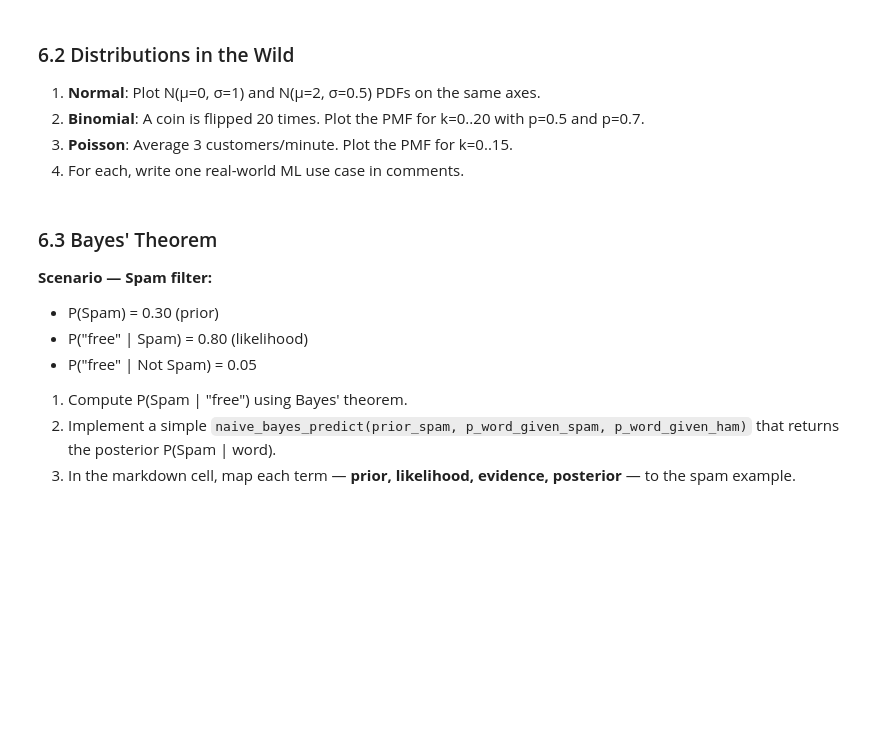
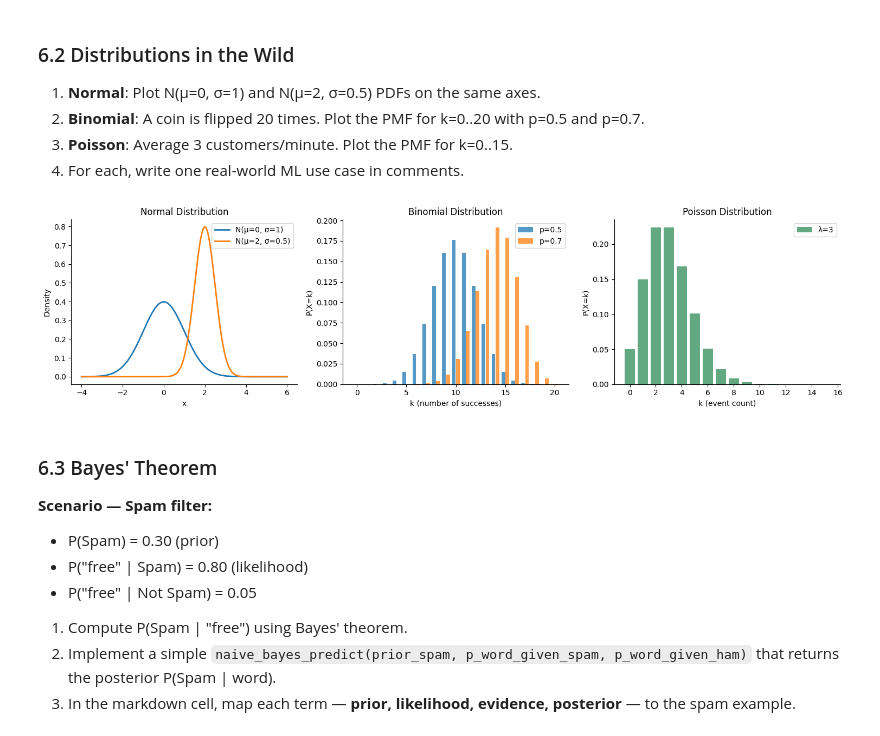
Before and after one commit to divyansharrma10/CEI_Assignments_Divyansh_Sharma_PIET, a Jupyter notebook: week1_Divyansh_Sharma_PIET.ipynb, the cells around one changed output. Saved outputs shown, nothing was run; the diff lists cells and outputs as text; code cells hidden in the pictures; blank space fills up the shorter version.

```diff
--- a/week1_Divyansh_Sharma_PIET.ipynb
+++ b/week1_Divyansh_Sharma_PIET.ipynb
@@ -875,25 +881,35 @@ print(f"Independent? {independent}")
 # %%
 fig, axes = plt.subplots(1, 3, figsize=(15, 4))
 
 # ── Normal ──────────────────────────────────────────────────────────────────
 x = np.linspace(-4, 6, 300)
-# YOUR CODE HERE — plot two normal PDFs on axes[0]
-# ML use case: ...
+axes[0].plot(x, stats.norm.pdf(x, 0, 1),   lw=2, label='N(μ=0, σ=1)')
+axes[0].plot(x, stats.norm.pdf(x, 2, 0.5), lw=2, label='N(μ=2, σ=0.5)')
+axes[0].legend()
+# ML use case: modelling residual errors in linear regression, weight initialisation in neural networks
 axes[0].set_title('Normal Distribution')
+axes[0].set_xlabel('x'); axes[0].set_ylabel('Density')
 
 # ── Binomial ────────────────────────────────────────────────────────────────
 k = np.arange(0, 21)
-# YOUR CODE HERE — plot PMFs for p=0.5 and p=0.7 on axes[1]
-# ML use case: ...
+axes[1].bar(k - 0.2, stats.binom.pmf(k, 20, 0.5), width=0.38, alpha=0.75, label='p=0.5')
+axes[1].bar(k + 0.2, stats.binom.pmf(k, 20, 0.7), width=0.38, alpha=0.75, label='p=0.7')
+axes[1].legend()
+# ML use case: modelling number of positive predictions in a batch
 axes[1].set_title('Binomial Distribution')
+axes[1].set_xlabel('k (number of successes)'); axes[1].set_ylabel('P(X=k)')
 
 # ── Poisson ─────────────────────────────────────────────────────────────────
 k2 = np.arange(0, 16)
-# YOUR CODE HERE — plot PMF (λ=3) on axes[2]
-# ML use case: ...
+axes[2].bar(k2, stats.poisson.pmf(k2, mu=3), alpha=0.75, color='seagreen', label='λ=3')
+axes[2].legend()
+# ML use case: modelling rare event counts (fraud attempts per hour)
 axes[2].set_title('Poisson Distribution')
+axes[2].set_xlabel('k (event count)'); axes[2].set_ylabel('P(X=k)')
 
 plt.tight_layout(); plt.show()
+# %% [output]
+[figure, added]
 # %% [markdown]
 ### 6.3 Bayes' Theorem
 
```
Also changed, not shown: parts of 5 cells of this notebook.
